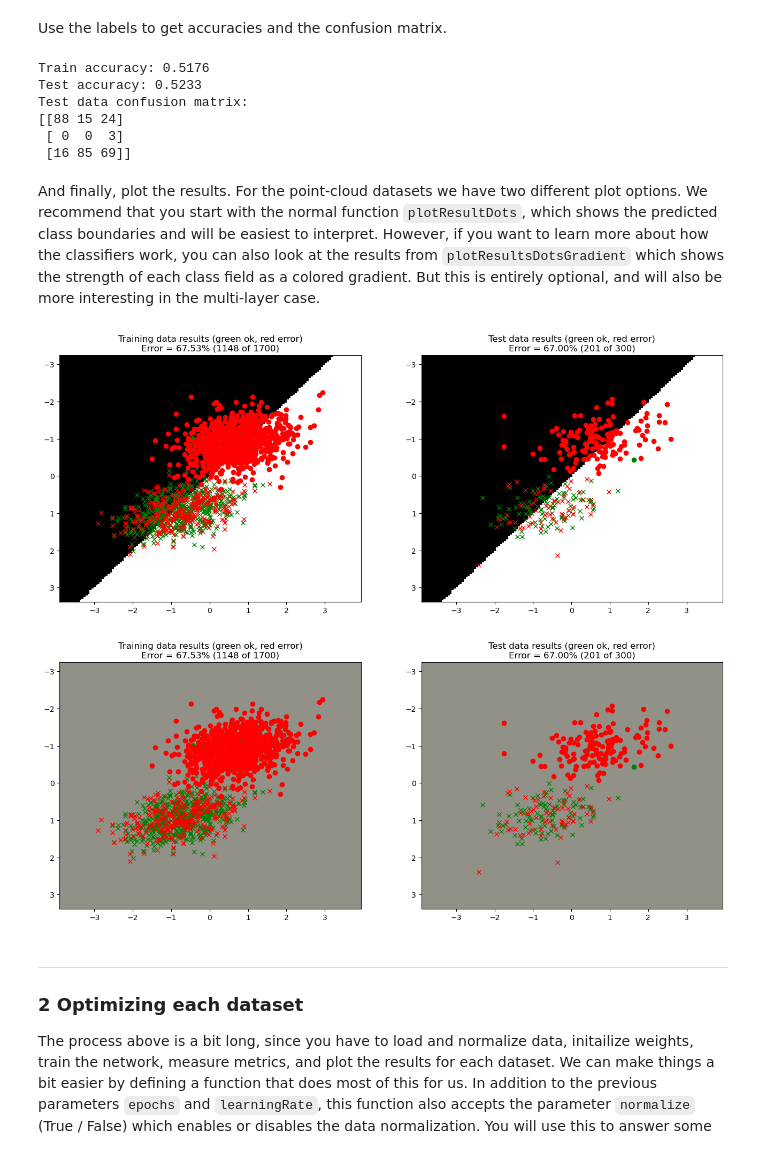
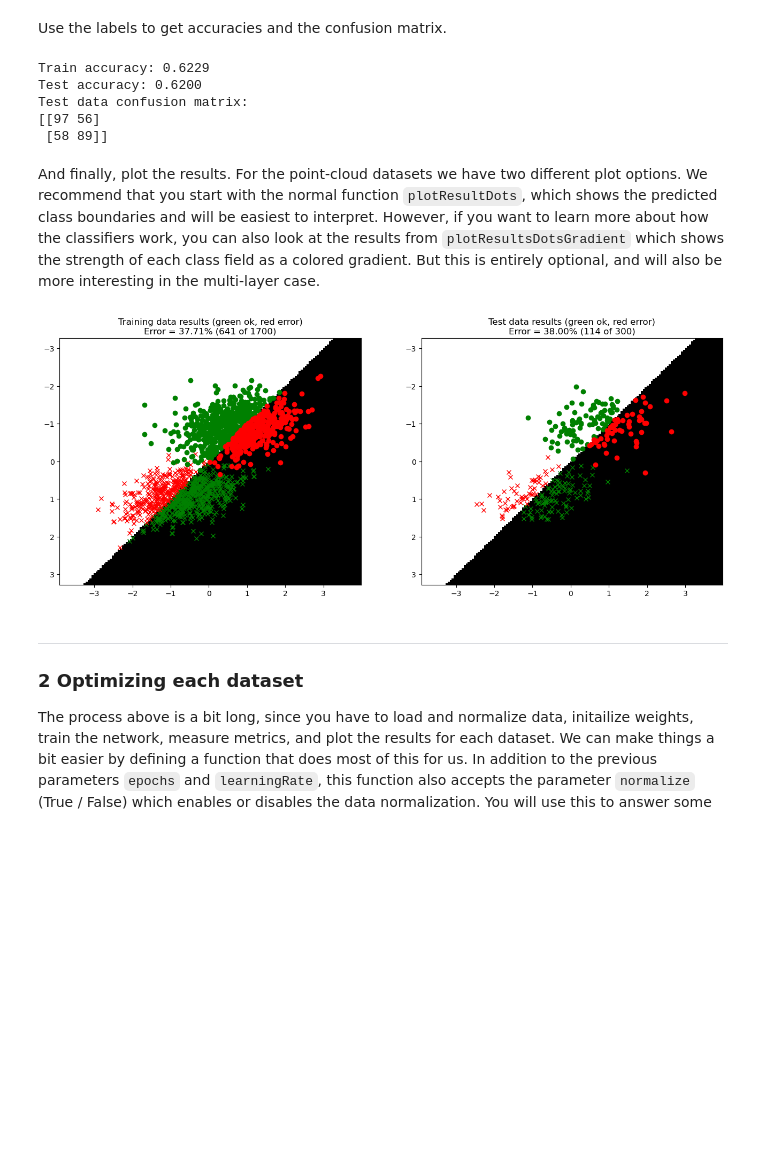
Before and after one commit to OliverGreen27/NNLabs, a Jupyter notebook: LabCode/A1_Supervised/main2_SingleLayer.ipynb, the cells around one changed output. Drawn from its saved outputs; the diff is of its cells as text; code cells hidden in the pictures; blank space fills up the shorter version.

```diff
--- a/LabCode/A1_Supervised/main2_SingleLayer.ipynb
+++ b/LabCode/A1_Supervised/main2_SingleLayer.ipynb
@@ -69,14 +69,18 @@ def forward(X, W, B, useTanhOutput=False):
     # === Your code here =========================
     # --------------------------------------------
 
-    Y = W@X.T + B
+    # DIM X = samples x features
+    # DIM Y = samples x outputs
+    # DIM W = features x outputs
+    #Y = W@X.T + B
+    Y = X@W + B
 
     # ============================================
 
     # Calculate labels
-    L = np.argmax(Y.T, axis=1)
+    L = np.argmax(Y, axis=1)
 
-    return Y.T, L
+    return Y, L
 # %% [markdown]
 #### **1.2 Implementing the backward pass**
 
@@ -108,8 +112,8 @@ def backward(W, B, X, Y, D, useTanhOutput=False):
     # --------------------------------------------
 
     # Calculate gradients
-    GradW = Y.T@X / N
-    GradB = np.sum(Y, axis=0, keepdims=True).T / N
+    GradW = Y.T@X / N # Använd D här!
+    GradB = np.sum(Y, axis=0, keepdims=True) / N # Denna är inte heller rätt
 
     # ============================================
 
@@ -233,7 +237,7 @@ def trainSingleLayer(XTrain, DTrain, XTest, DTest, W0, B0, params, plotProgress=
         # Plot progress
         if (plotProgress and not n % (params["epochs"] // 25)) or n == params["epochs"]:
             if W0.shape[0] < 64:
-                plotProgressNetwork(fig, W.T, B.T, metrics, n=n, cmap='coolwarm')
+                plotProgressNetwork(fig, W, B, metrics, n=n, cmap='coolwarm')
             else:
                 plotProgressOCR(fig, W, metrics, n=n, cmap='coolwarm_r')
 
@@ -285,7 +289,7 @@ nClasses = len(set(L))
 scale = 1 / max(1., (nInputs+nClasses)/2.)
 limit = np.sqrt(3.0 * scale)
 W0 = np.random.uniform(-limit, limit, size=(nClasses, nInputs))
-B0 = np.random.rand(nClasses, 1)
+B0 = np.random.rand(1, nClasses)
 
 print("W: ", W0.shape)
 print("B: ", B0.shape)
@@ -319,23 +323,21 @@ confMatrix = calcConfusionMatrix(LPredTest, LTest)
 print("Test data confusion matrix:")
 print(confMatrix)
 # %% [output]
-Train accuracy: 0.5176
-Test accuracy: 0.5233
+Train accuracy: 0.6229
+Test accuracy: 0.6200
 Test data confusion matrix:
-[[88 15 24]
- [ 0  0  3]
- [16 85 69]]
+[[97 56]
+ [58 89]]
 # %% [markdown]
 And finally, plot the results. For the point-cloud datasets we have two different plot options. We recommend that you start with the normal function `plotResultDots`, which shows the predicted class boundaries and will be easiest to interpret. However, if you want to learn more about how the classifiers work, you can also look at the results from `plotResultsDotsGradient` which shows the strength of each class field as a colored gradient. But this is entirely optional, and will also be more interesting in the multi-layer case.
 # %%
 if datasetNr < 4:
     plotResultsDots(XTrainNorm, LTrain, LPredTrain, XTestNorm, LTest, LPredTest, lambda X: forward(X, W, B)[1])
-    plotResultsDotsGradient(XTrainNorm, LTrain, LPredTrain, XTestNorm, LTest, LPredTest, lambda X: forward(X, W, B)[0])
+    #plotResultsDotsGradient(XTrainNorm, LTrain, LPredTrain, XTestNorm, LTest, LPredTest, lambda X: forward(X, W, B)[0])
 else:
     plotConfusionMatrixOCR(XTest, LTest, LPredTest)
 # %% [output]
-[figure, old version]
+[figure, new version]
-[figure, removed]
 # %% [markdown]
 ---
 ### **2 Optimizing each dataset**
```
Also changed, not shown: parts of 2 cells of this notebook.
